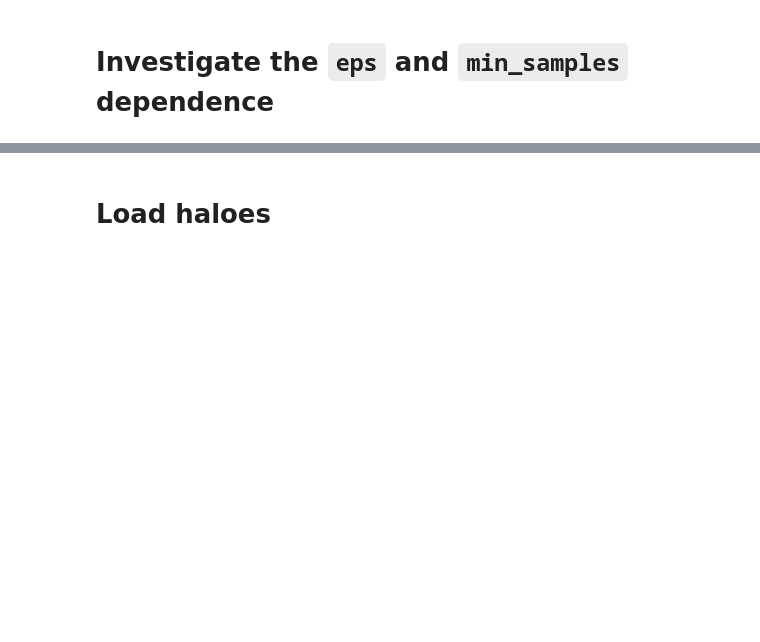
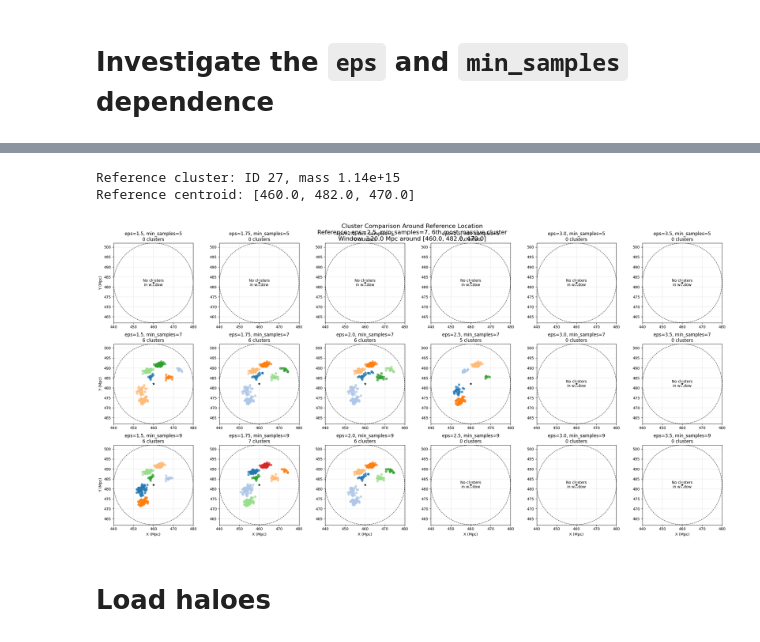
Before and after one commit to stuartmcalpine/manticore_posterior_clusters, a Jupyter notebook: plot_posterior_clusters.ipynb, the cells around one changed output, grey strips where cells are left out. Saved outputs shown, nothing was run; the diff lists cells and outputs as text; code cells hidden in the pictures; blank space fills up the shorter version.

```diff
--- a/plot_posterior_clusters.ipynb
+++ b/plot_posterior_clusters.ipynb
@@ -28,8 +35,8 @@ import os
 from backend.utils import load_clusters_from_hdf5
 
 # Define parameter ranges
-eps_values = [1.5, 2.0, 2.5, 3.0, 3.5, 4.0, 5.5]
-min_samples_values = [3, 5, 7]
+eps_values = [1.5, 1.75, 2.0, 2.5, 3.0, 3.5]
+min_samples_values = [5, 7, 9]
 
 # Storage for results
 eps_min_samples_results = {}
@@ -66,17 +73,9 @@ for min_samples in min_samples_values:
                pos_std = cluster.get('position_std', np.array([0, 0, 0]))
                position_stds.append(np.linalg.norm(pos_std))
 
-               # Log mass std (if available from enhanced clustering)
-               if 'log_mass_std' in cluster:
-                   log_mass_stds.append(cluster['log_mass_std'])
-               else:
-                   # Calculate from member data if not pre-computed
-                   masses = cluster['member_data']['BoundSubhalo/TotalMass']
-                   log_masses = np.log10(masses)
-                   log_mass_stds.append(np.std(log_masses))
-
                # Linear mass std for comparison
-               mass_stds.append(cluster.get('mass_std', 0))
+               log_mass_stds.append(cluster.get('log10_m200_mass_std', 0))
+               mass_stds.append(cluster.get('m200_mass_std', 0))
                large_cluster_sizes.append(cluster['cluster_size'])
 
            # Summary statistics for large clusters only
@@ -292,7 +321,7 @@ from backend.utils import load_clusters_from_hdf5, find_clusters_in_window, load
 
 # Configuration
 reference_eps = 2.5
-reference_min_samples = 5
+reference_min_samples = 7
 nth_most_massive = 6  # Select the Nth most massive cluster (1-indexed)
 window_size = 20.0  # Mpc radius around centroid
 
@@ -302,7 +331,7 @@ ref_filename = f"clusters_eps_{ref_eps_str}_min_samples_{reference_min_samples}.
 ref_clusters, ref_metadata = load_clusters_from_hdf5(config.global_config.output_dir, filename=ref_filename, minimal=True)
 
 # Sort reference clusters by mean mass and select the Nth most massive
-ref_clusters_sorted = sorted(ref_clusters, key=lambda x: x['mean_mass'], reverse=True)
+ref_clusters_sorted = sorted(ref_clusters, key=lambda x: x['mean_m200_mass'], reverse=True)
 if nth_most_massive > len(ref_clusters_sorted):
     print(f"Only {len(ref_clusters_sorted)} clusters available, selecting the most massive")
     reference_cluster = ref_clusters_sorted[0]
@@ -310,7 +339,8 @@ else:
     reference_cluster = ref_clusters_sorted[nth_most_massive - 1]
 
 reference_centroid = reference_cluster['mean_position']
-print(f"Reference cluster: ID {reference_cluster['cluster_id']}, mass {reference_cluster['mean_mass']:.2e}")
+reference_centroid = [460, 482, 470]
+print(f"Reference cluster: ID {reference_cluster['cluster_id']}, mass {reference_cluster['mean_m200_mass']:.2e}")
 print(f"Reference centroid: [{reference_centroid[0]:.1f}, {reference_centroid[1]:.1f}, {reference_centroid[2]:.1f}]")
 
 # Define plot window
@@ -382,33 +412,37 @@ for row_idx, min_samples in enumerate(min_samples_values):
                                linestyle='--', linewidth=1, alpha=0.8)
             ax.add_patch(circle)
 
             ax.set_xlim(x_min, x_max)
             ax.set_ylim(y_min, y_max)
             ax.set_aspect('equal')
             ax.grid(True, alpha=0.3)
             ax.set_title(f'eps={eps}, min_samples={min_samples}\n{len(window_cluster_ids)} clusters')
 
             if row_idx == n_min_samples - 1:
                 ax.set_xlabel('X (Mpc)')
             if col_idx == 0:
                 ax.set_ylabel('Y (Mpc)')
 
         except Exception as e:
             ax.text(0.5, 0.5, f'Error loading\neps={eps}\nmin_samples={min_samples}',
                    transform=ax.transAxes, ha='center', va='center')
             ax.set_xlim(x_min, x_max)
             ax.set_ylim(y_min, y_max)
             ax.set_aspect('equal')
 
 plt.suptitle(f'Cluster Comparison Around Reference Location\n'
              f'Reference: eps={reference_eps}, min_samples={reference_min_samples}, '
              f'{nth_most_massive}{"st" if nth_most_massive==1 else "nd" if nth_most_massive==2 else "rd" if nth_most_massive==3 else "th"} most massive cluster\n'
              f'Window: ±{window_size} Mpc around [{reference_centroid[0]:.1f}, {reference_centroid[1]:.1f}, {reference_centroid[2]:.1f}]',
              fontsize=16, y=0.98)
 
 plt.tight_layout()
 plt.subplots_adjust(top=0.92)
 plt.show()
+# %% [output]
+Reference cluster: ID 27, mass 1.14e+15
+Reference centroid: [460.0, 482.0, 470.0]
+[figure, added]
 # %% [markdown]
 # Load haloes
 # %%
```
Also changed, not shown: parts of 18 cells of this notebook, 8 other files.
